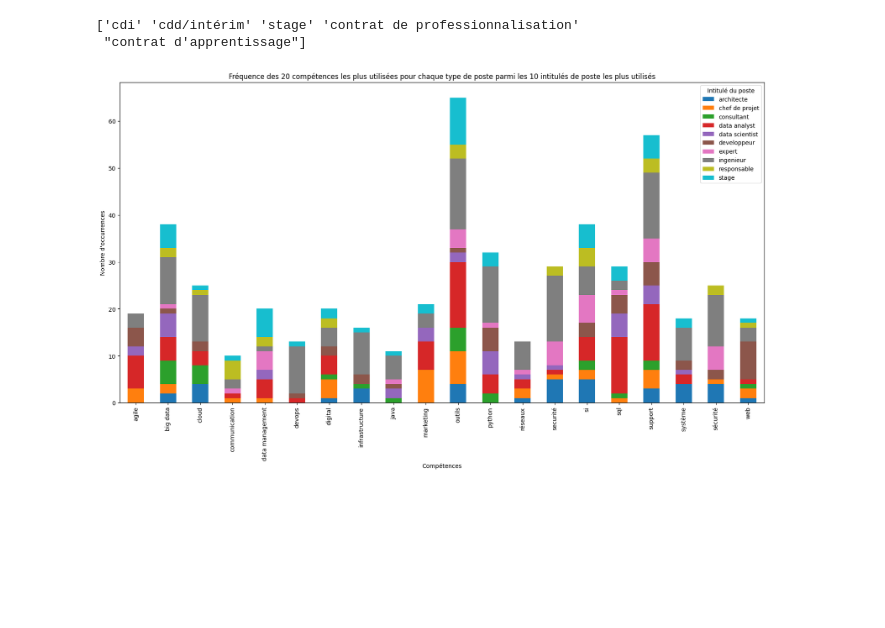
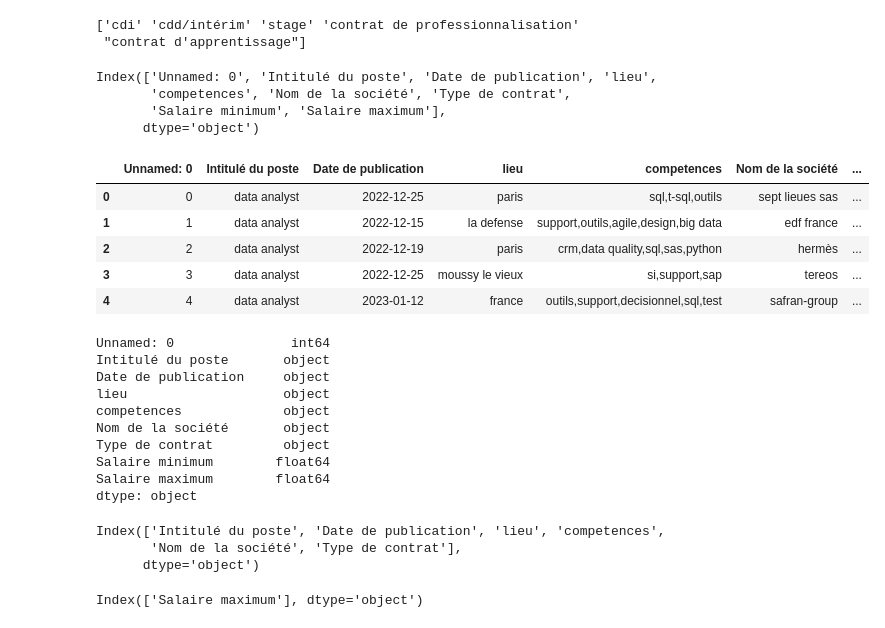
Before and after one commit to Lorenzo1208/Projet_TrouveTonJob, a Jupyter notebook: Jupy.ipynb, the cells around one changed output. Cells and saved outputs as stored; diff of their text form; code cells hidden in the pictures; blank space fills up the shorter version.

```diff
--- a/Jupy.ipynb
+++ b/Jupy.ipynb
@@ -128,12 +132,10 @@ top_10_job_titles = top_10_job_titles.index
 df_filtered = df_exploded[df_exploded["Intitulé du poste"].isin(top_10_job_titles)]
 df_filtered = df_filtered[df_filtered["competences"].isin(top_20_competences)]
 competences_count = df_filtered.groupby(["Intitulé du poste", "competences"]).size().reset_index(name="count")
-competences_count = competences_count.pivot(index='competences', columns='Intitulé du poste', values='count')
+competences_count = competences_count.pivot(index='Intitulé du poste', columns='competences', values='count')
 competences_count.plot(kind="bar", stacked=True, figsize=(20, 10))
 plt.xlabel("Compétences")
 plt.ylabel("Nombre d'occurrences")
 plt.title("Fréquence des 20 compétences les plus utilisées pour chaque type de poste parmi les 10 intitulés de poste les plus utilisés")
 plt.show()
-#
+#dans l'ordre
-# %% [output]
-[figure, removed]
@@ -139,0 +162,8 @@ plt.show()
+# %%
+df = pd.read_csv("data_clean.csv")
+df.columns
+# %% [output]
+Index(['Unnamed: 0', 'Intitulé du poste', 'Date de publication', 'lieu',
+       'competences', 'Nom de la société', 'Type de contrat',
+       'Salaire minimum', 'Salaire maximum'],
+      dtype='object')
@@ -139,0 +172,32 @@ plt.show()
+# %%
+# features preprocessing
+X = df.drop(columns='Salaire minimum')
+X.head()
+# %% [output]
+|  | Unnamed: 0 | Intitulé du poste | Date de publication | lieu | competences | Nom de la société | ... |
+| 0 | 0 | data analyst | 2022-12-25 | paris | sql,t-sql,outils | sept lieues sas | ... |
+| 1 | 1 | data analyst | 2022-12-15 | la defense | support,outils,agile,design,big data | edf france | ... |
+| 2 | 2 | data analyst | 2022-12-19 | paris | crm,data quality,sql,sas,python | hermès | ... |
+| 3 | 3 | data analyst | 2022-12-25 | moussy le vieux | si,support,sap | tereos | ... |
+| 4 | 4 | data analyst | 2023-01-12 | france | outils,support,decisionnel,sql,test | safran-group | ... |
+# %%
+df.dtypes
+# %% [output]
+Unnamed: 0               int64
+Intitulé du poste       object
+Date de publication     object
+lieu                    object
+competences             object
+Nom de la société       object
+Type de contrat         object
+Salaire minimum        float64
+Salaire maximum        float64
+dtype: object
+# %%
+# selection of categorical variables
+column_cat = X.select_dtypes(include=['object']).columns
+column_cat
+# %% [output]
+Index(['Intitulé du poste', 'Date de publication', 'lieu', 'competences',
+       'Nom de la société', 'Type de contrat'],
+      dtype='object')
@@ -139,0 +209,6 @@ plt.show()
+# %%
+# selection of numerical variables
+column_num = X.select_dtypes(exclude=['object']).columns.drop(['Unnamed: 0'])
+column_num
+# %% [output]
+Index(['Salaire maximum'], dtype='object')
```
Also changed, not shown: parts of 12 cells of this notebook.
